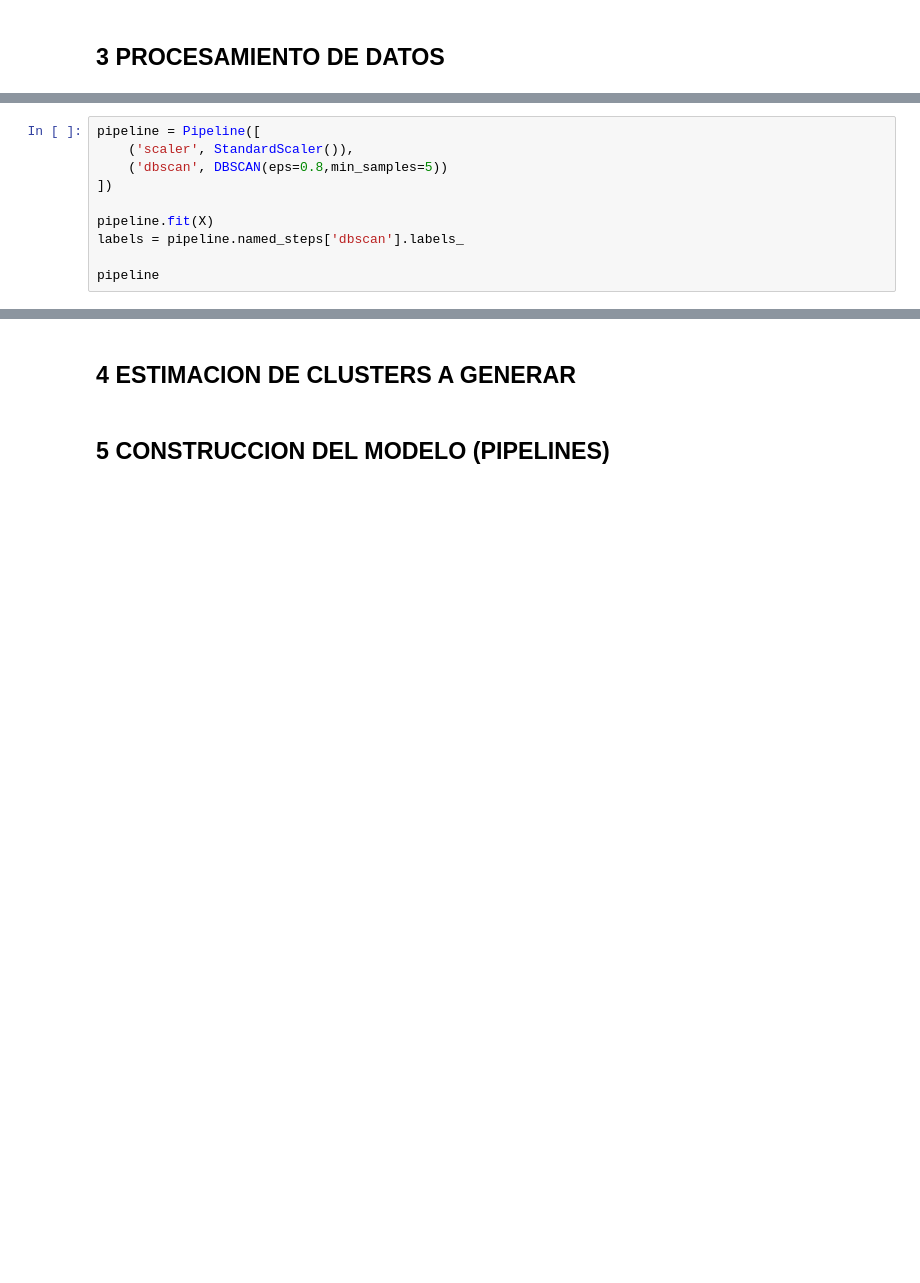
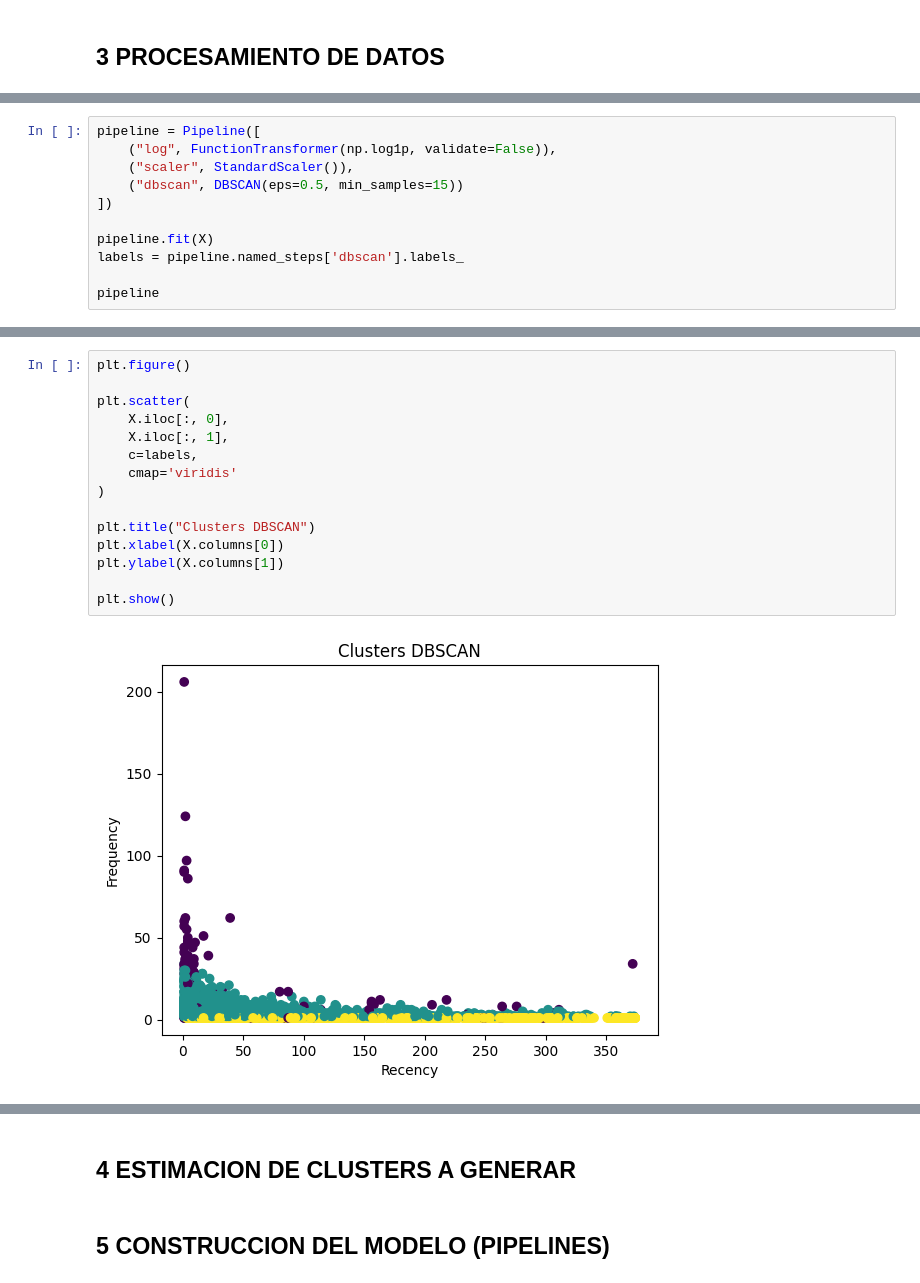
Before and after one commit to Rick2898/Clustering, a Jupyter notebook: clusteting.ipynb, the cells around one changed output, grey strips where cells are left out. Saved outputs shown, nothing was run; the diff lists cells and outputs as text; blank space fills up the shorter version.

Commit message:
DBSCAN y kmeans

```diff
--- a/clusteting.ipynb
+++ b/clusteting.ipynb
@@ -471,7 +464,8 @@ np.float64(27.150126217018105)
 # %%
 pipeline = Pipeline([
-    ('scaler', StandardScaler()),
-    ('dbscan', DBSCAN(eps=0.8,min_samples=5))
+    ("log", FunctionTransformer(np.log1p, validate=False)),
+    ("scaler", StandardScaler()),
+    ("dbscan", DBSCAN(eps=0.5, min_samples=15))
 ])
 
 pipeline.fit(X)
@@ -482,0 +510,17 @@ Pipeline(steps=[('scaler', StandardScaler()), ('dbscan', DBSCAN(eps=0.8))])
+# %%
+plt.figure()
+
+plt.scatter(
+    X.iloc[:, 0],
+    X.iloc[:, 1],
+    c=labels,
+    cmap='viridis'
+)
+
+plt.title("Clusters DBSCAN")
+plt.xlabel(X.columns[0])
+plt.ylabel(X.columns[1])
+
+plt.show()
+# %% [output]
+[figure, added]
```
Also changed, not shown: parts of 22 cells of this notebook, 2 other files.
